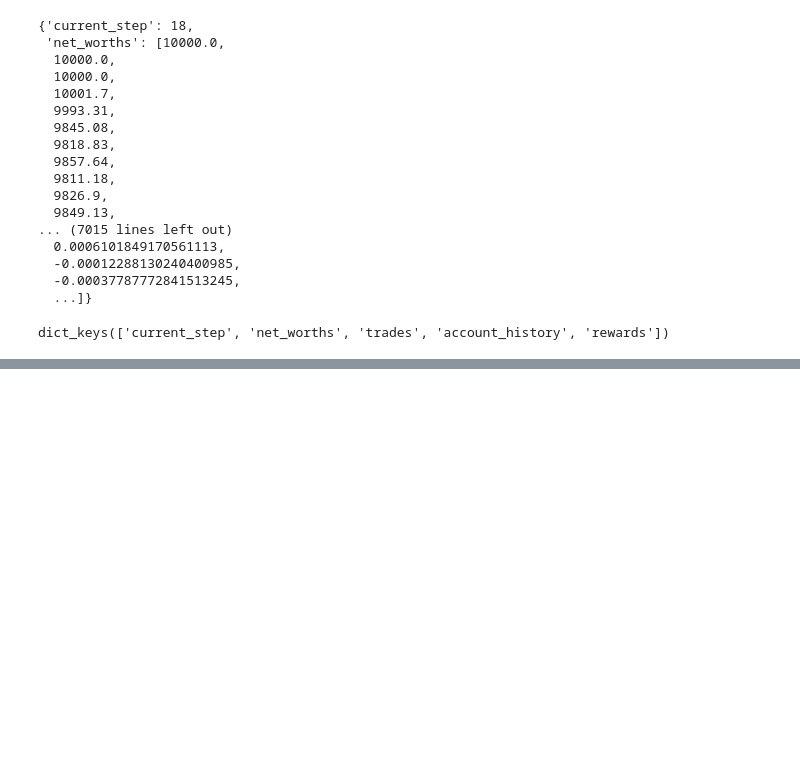
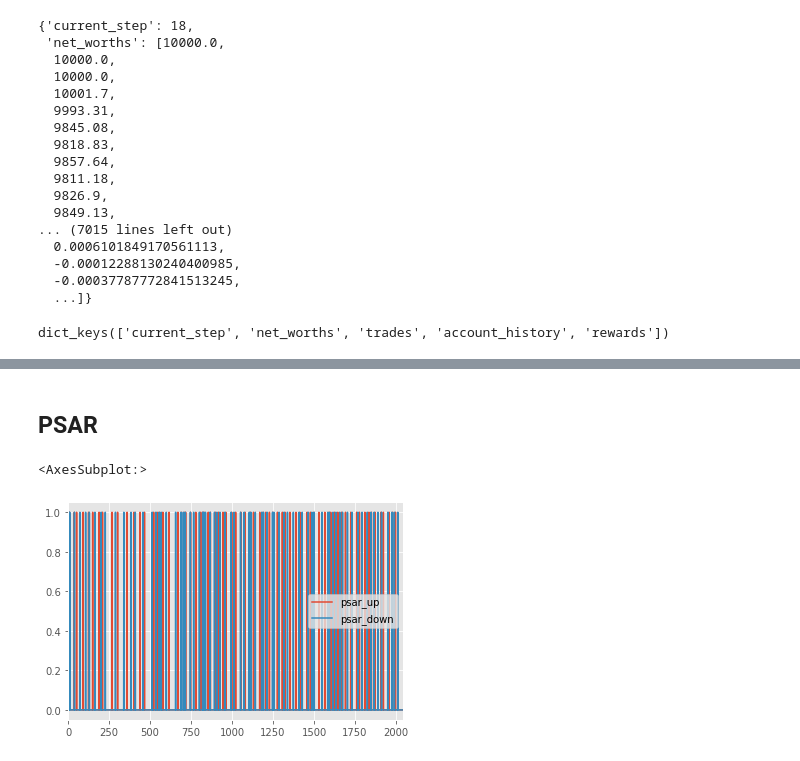
Before and after one commit to perjonasam/dunderbot, a Jupyter notebook: Playground.ipynb, the cells around one changed output, grey strips where cells are left out. Cells and saved outputs as stored; diff of their text form; code cells hidden in the pictures; blank space fills up the shorter version.

```diff
--- a/Playground.ipynb
+++ b/Playground.ipynb
@@ -151,0 +158,2 @@ dict_keys(['current_step', 'net_worths', 'trades', 'account_history', 'rewards']
+# %%
+df = preprocess.preprocess_data(df=df)
@@ -151,0 +165,7 @@ dict_keys(['current_step', 'net_worths', 'trades', 'account_history', 'rewards']
+# %%
+bb = ta.volatility.BollingerBands(close=df['Close'], n=20, ndev=2)
+
+
+df['bb_hi'] = bb.bollinger_hband_indicator()
+df['bb_li'] = bb.bollinger_lband_indicator()
+df['bb_width'] = bb.bollinger_wband()
@@ -151,0 +192,12 @@ dict_keys(['current_step', 'net_worths', 'trades', 'account_history', 'rewards']
+# %% [markdown]
+## PSAR
+# %%
+psar = ta.trend.PSARIndicator(high=df['High'], low=df['Low'], close=df['Close'])
+# %%
+df['psar_up'] = psar.psar_up_indicator()
+df['psar_down'] = psar.psar_down_indicator()
+# %%
+df[['psar_up', 'psar_down']].plot()
+# %% [output]
+<AxesSubplot:>
+[figure, added]
```
Also changed, not shown: parts of 16 cells of this notebook, 5 other files.
